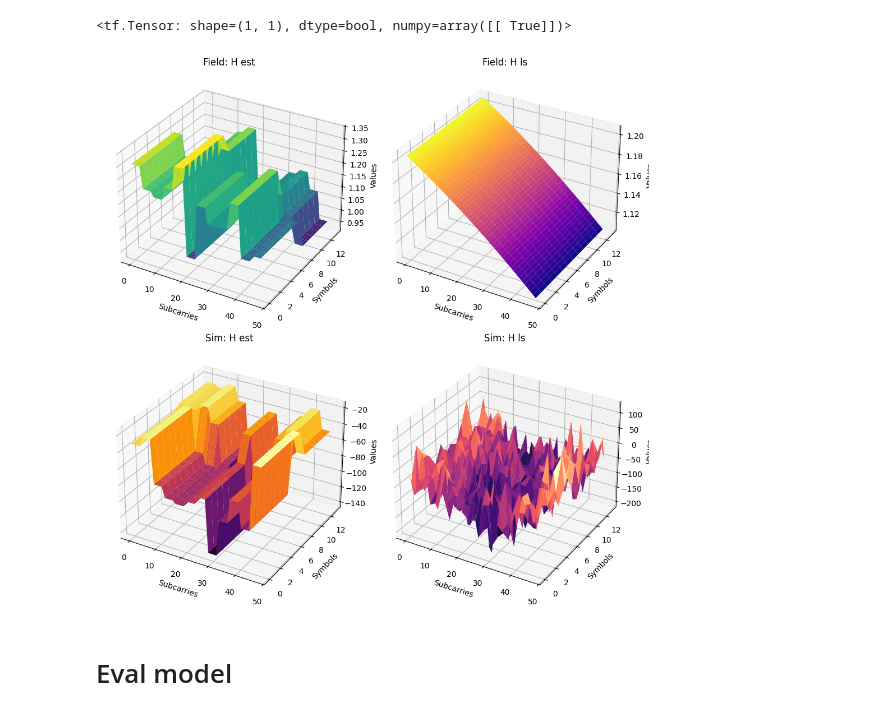
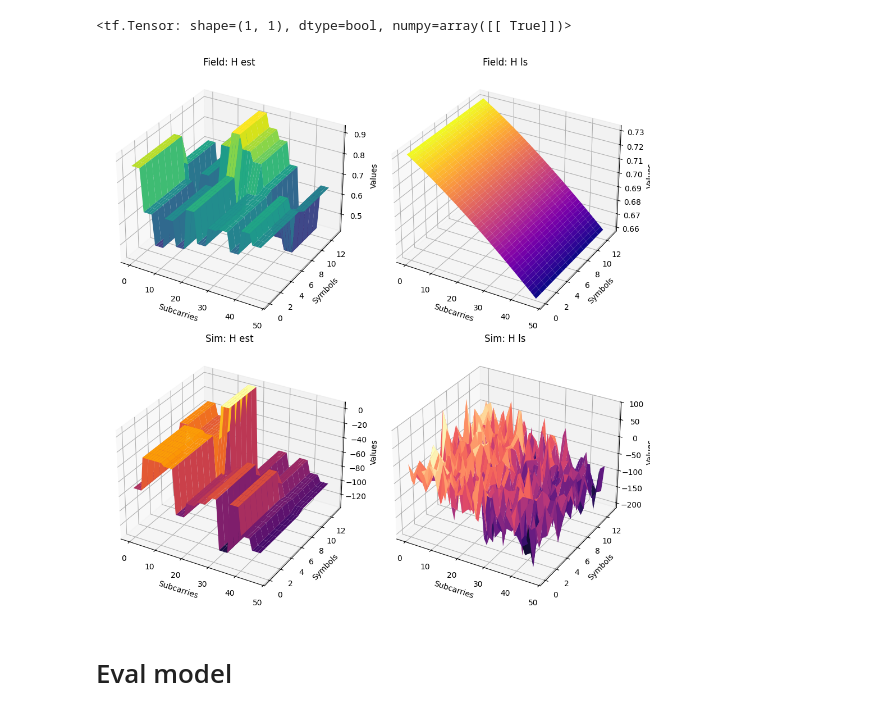
Before and after one commit to thanhttttt/thanh, a Jupyter notebook: example_v2/5G_NR_PUSCH_3_FieldReceiver_v2.ipynb, the cells around one changed output. Saved outputs shown, nothing was run; the diff lists cells and outputs as text; code cells hidden in the pictures.

Commit message:
example_v3, gen data, load data, eval sim, eval field

```diff
--- a/example_v2/5G_NR_PUSCH_3_FieldReceiver_v2.ipynb
+++ b/example_v2/5G_NR_PUSCH_3_FieldReceiver_v2.ipynb
@@ -230,7 +208,7 @@ channel = OFDMChannel(channel_model=channel_model, resource_grid=simulator.resou
                                     add_awgn=False, normalize_channel=True, return_channel=True)
 no_ = 0.1
 b, c, y, x ,h = simulator.sim(1, channel, no_, return_tx_iq=True, return_channel=True)
-h_est,llr_det,_,crc = simulator.rec(y)
+h_est, x_hat, llr_det, b_hat, crc = simulator.rec(y)
 crc
 # %% [output]
 <tf.Tensor: shape=(1, 1), dtype=bool, numpy=array([[ True]])>
@@ -290,5 +269,5 @@ TensorShape([1, 1, 8, 14, 1644])
 # %%
-h_est_field,llr_det_field,b_rec_field,crc = simulator.rec(iq_ue)
+h_est_field, x_hat_field, llr_det_field, b_rec_field, crc = simulator.rec(iq_ue)
 c_rec_field = simulator.TB_Encoder(b_rec_field)
 x_rec_field = simulator.Resource_Grid_Mapper(
                                         simulator.Layer_Mapper(simulator.Constellation_Mapper(c_rec_field)
@@ -306,11 +287,11 @@ h_ls_field = h_ls_field[:,:,:,None,None]
 MyPusch['field_data'] = (b_rec_field, c_rec_field, iq_ue, x_rec_field, None, h_est_field, h_ls_field)
 # %%
 kkk = 48  # Example with large kkk
-
-tensor1 = MyPusch['field_config_sim_data'][5][0, 0, 0, 0, 0, :, 1500:1500+kkk] # Assuming shape (14, 8, X)
-tensor2 = MyPusch['field_config_sim_data'][4][0, 0, 0, 0, 0, :, 1500:1500+kkk] # Assuming shape (14, 8, X)
-tensor3 = MyPusch['field_data'][5][0, 0, 0, 0, 0, :, 1500:1500+kkk] # Assuming shape (14, 8, X)
-tensor4 = MyPusch['field_data'][6][0, 0, 0, 0, 0, :, 1500:1500+kkk] # Assuming shape (14, 8, X)
+ant = 7
+tensor1 = MyPusch['field_config_sim_data'][5][0, 0, ant, 0, 0, :, 1500:1500+kkk] # Assuming shape (14, 8, X)
+tensor2 = MyPusch['field_config_sim_data'][4][0, 0, ant, 0, 0, :, 1500:1500+kkk] # Assuming shape (14, 8, X)
+tensor3 = MyPusch['field_data'][5][0, 0, ant, 0, 0, :, 1500:1500+kkk] # Assuming shape (14, 8, X)
+tensor4 = MyPusch['field_data'][6][0, 0, ant, 0, 0, :, 1500:1500+kkk] # Assuming shape (14, 8, X)
 
 x = np.arange(kkk)
 y = np.arange(14)
@@ -332,34 +313,34 @@ tensor2_down = tensor2[:, ::downsample_factor]
 tensor3_down = tensor3[:, ::downsample_factor]
 tensor4_down = tensor4[:, ::downsample_factor]
 
 ax1.plot_surface(x_down, y_down, tensor1_down, cmap='viridis')
 ax1.set_title("Field: H est")
 ax1.set_xlabel("Subcarries")
 ax1.set_ylabel("Symbols")
 ax1.set_zlabel("Values")
 
 ax2.plot_surface(x_down, y_down, tensor2_down, cmap='plasma')
 ax2.set_title("Field: H ls")
 ax2.set_xlabel("Subcarries")
 ax2.set_ylabel("Symbols")
 ax2.set_zlabel("Values")
 
 ax3.plot_surface(x_down, y_down, tensor3_down, cmap='inferno')
 ax3.set_title("Sim: H est")
 ax3.set_xlabel("Subcarries")
 ax3.set_ylabel("Symbols")
 ax3.set_zlabel("Values")
 
 ax4.plot_surface(x_down, y_down, tensor4_down, cmap='magma')
 ax4.set_title("Sim: H ls")
 ax4.set_xlabel("Subcarries")
 ax4.set_ylabel("Symbols")
 ax4.set_zlabel("Values")
 
 plt.tight_layout()
 plt.show()
 # %% [output]
-[figure, old version]
+[figure, new version]
 # %% [markdown]
 # Eval model
 # %%
```
Also changed, not shown: parts of 11 cells of this notebook, 8 other files.
